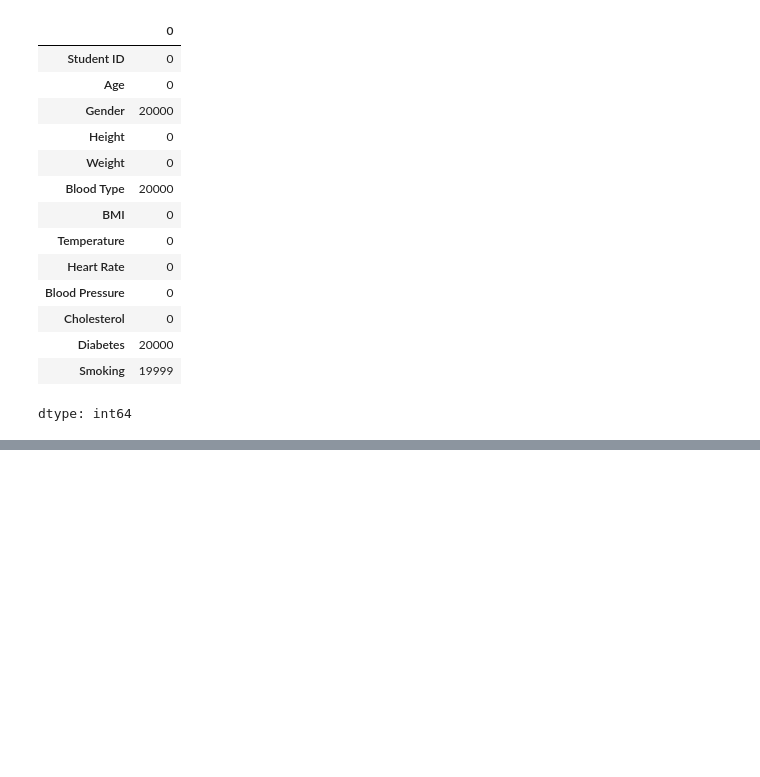
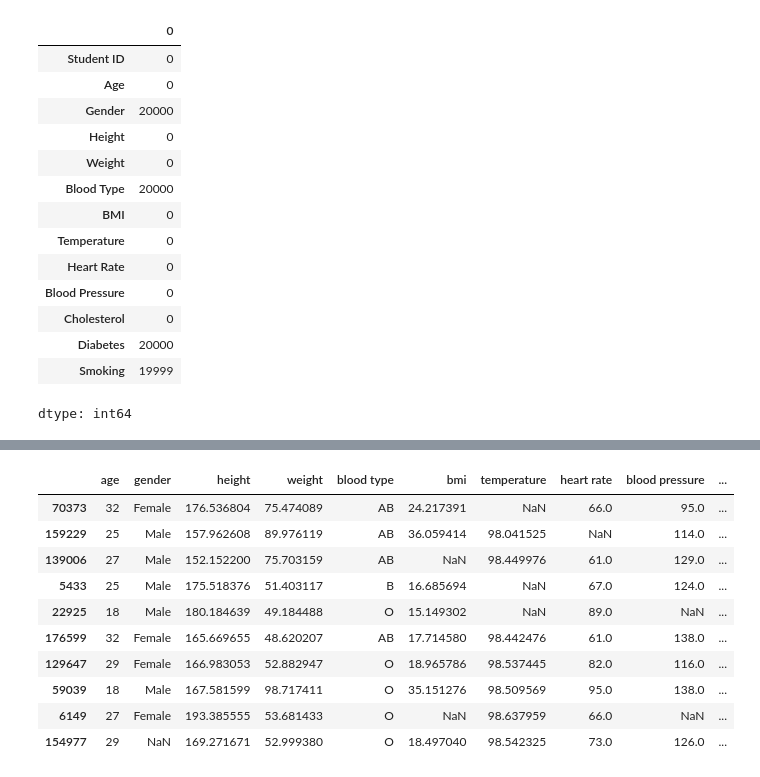
Before and after one commit to eashwardarur/DA, a Jupyter notebook: DAY1.ipynb, the cells around one changed output, grey strips where cells are left out. Drawn from its saved outputs; the diff is of its cells as text; code cells hidden in the pictures; blank space fills up the shorter version.

```diff
--- a/DAY1.ipynb
+++ b/DAY1.ipynb
@@ -248,0 +324,14 @@ dtype: int64
+# %%
+var.sample(10)
+# %% [output]
+|  | age | gender | height | weight | blood type | bmi | temperature | heart rate | blood pressure | ... |
+| 70373 | 32 | Female | 176.536804 | 75.474089 | AB | 24.217391 | NaN | 66.0 | 95.0 | ... |
+| 159229 | 25 | Male | 157.962608 | 89.976119 | AB | 36.059414 | 98.041525 | NaN | 114.0 | ... |
+| 139006 | 27 | Male | 152.152200 | 75.703159 | AB | NaN | 98.449976 | 61.0 | 129.0 | ... |
+| 5433 | 25 | Male | 175.518376 | 51.403117 | B | 16.685694 | NaN | 67.0 | 124.0 | ... |
+| 22925 | 18 | Male | 180.184639 | 49.184488 | O | 15.149302 | NaN | 89.0 | NaN | ... |
+| 176599 | 32 | Female | 165.669655 | 48.620207 | AB | 17.714580 | 98.442476 | 61.0 | 138.0 | ... |
+| 129647 | 29 | Female | 166.983053 | 52.882947 | O | 18.965786 | 98.537445 | 82.0 | 116.0 | ... |
+| 59039 | 18 | Male | 167.581599 | 98.717411 | O | 35.151276 | 98.509569 | 95.0 | 138.0 | ... |
+| 6149 | 27 | Female | 193.385555 | 53.681433 | O | NaN | 98.637959 | 66.0 | NaN | ... |
+| 154977 | 29 | NaN | 169.271671 | 52.999380 | O | 18.497040 | 98.542325 | 73.0 | 126.0 | ... |
```
Also changed, not shown: parts of 12 cells of this notebook.
